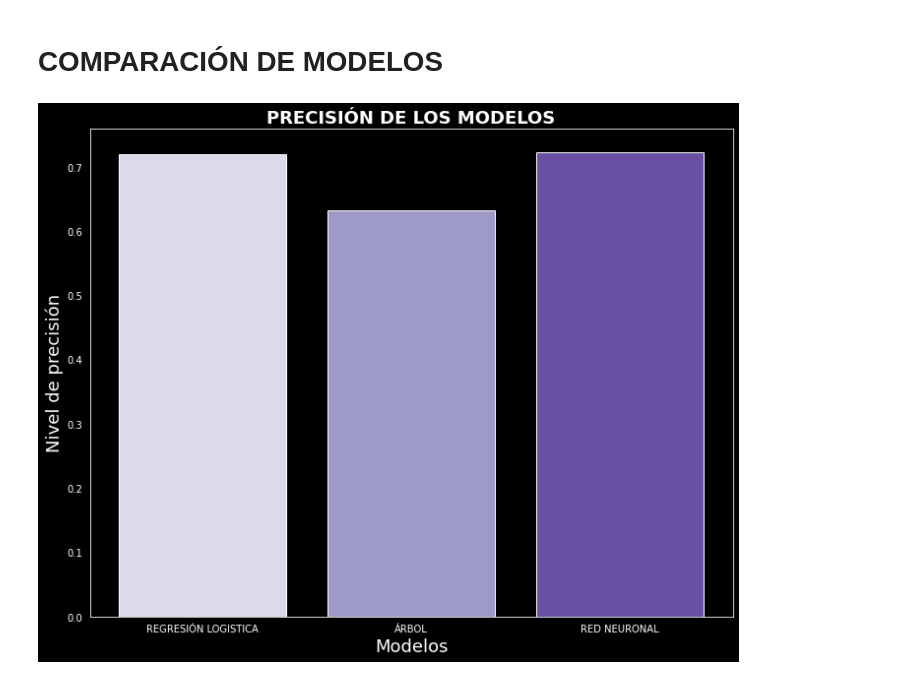
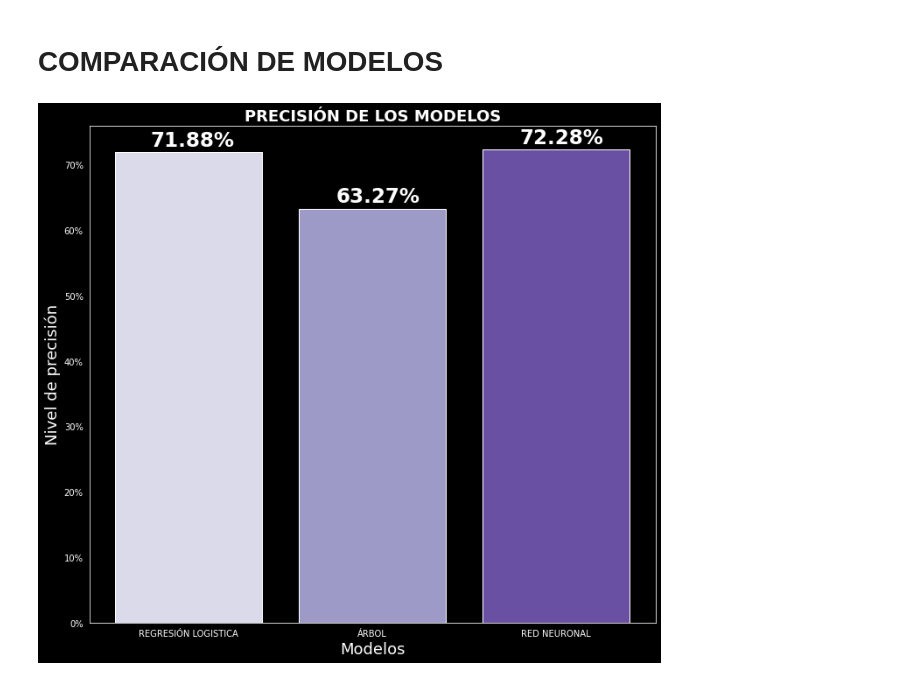
Before and after one commit to angyf/Proyecto_Final, a Jupyter notebook: modelos_finales.ipynb, the cells around one changed output. Saved outputs shown, nothing was run; the diff lists cells and outputs as text; code cells hidden in the pictures.

```diff
--- a/modelos_finales.ipynb
+++ b/modelos_finales.ipynb
@@ -516,39 +516,50 @@ MAE:   0.37569073890913635
 # %%
 #COMPARAMOS LA PRECISION DE NUESTROS MODELOS A TRAVÉS DE UN GRÁFICO
 
 # Creamos la lista de los modelos
 models = [reg,arbol]
 
 # inicia variables vacía para el loop
 train_accuracy = []
 test_accuracy = []
 
 # Genera el calulo de tu medida a elegir
 
 for i in models:
     y_pred_test = i.predict(X_valid)
-    accuracy_test = accuracy_score(y_valid,y_pred_test)
+    accuracy_test = accuracy_score(y_valid,y_pred_test)*100
     test_accuracy.append(accuracy_test)
 
 # Debido a que la predicción de la red se realiza con ayuda de la función predict_classes
 # se agrega la precisión de manera individual
-
-test_accuracy.append(acc_red/100)
+test_accuracy.append(acc_red)
 
 #Definimos un estilo oscuro para nuestros gráficos
 sns.set_style("dark")
 plt.style.use("dark_background")
 
-# Grafica el accuracy
+# Gráfica del accuracy
+from matplotlib.ticker import FuncFormatter
+fig, ax = plt.subplots(figsize=(10,9))
+#damos formato de porcentaje al eje y
+formatter = FuncFormatter(lambda y, pos: "%d%%" % (y))
+ax.yaxis.set_major_formatter(formatter)
 colors=sns.color_palette("Purples",3)
-plt.figure(figsize=(10,8))
-plt.bar([ 'REGRESIÓN LOGISTICA', 'ÁRBOL','RED NEURONAL'], test_accuracy,color=colors)
-plt.title('PRECISIÓN DE LOS MODELOS', fontsize=18, color='w', weight='bold')
-plt.xlabel('Modelos', fontsize=18, color='w')
-plt.ylabel('Nivel de precisión', fontsize=18, color='w')
+
+modelos=[ 'REGRESIÓN LOGISTICA', 'ÁRBOL','RED NEURONAL']
+ax.bar(modelos, test_accuracy,color=colors)
+ax.set_title('PRECISIÓN DE LOS MODELOS', fontsize=18, color='w', weight='bold')
+ax.set_xlabel('Modelos', fontsize=18, color='w')
+ax.set_ylabel('Nivel de precisión', fontsize=18, color='w')
+
+x=[-.21,.8,1.8]
+#agregamos etiquetas
+for i in range(0,3):
+  plt.annotate(f'{round(test_accuracy[i],2)}%',(x[i],test_accuracy[i]+1),fontsize=23,weight='bold')
+
 plt.tight_layout()
 plt.show()
 # %% [output]
-[figure, old version]
+[figure, new version]
 # %%
 #COMPARAMOS LA SENSIBILIDAD DE NUESTROS MODELOS A TRAVÉS DE UN GRÁFICO
```
Also changed, not shown: parts of 6 cells of this notebook.
